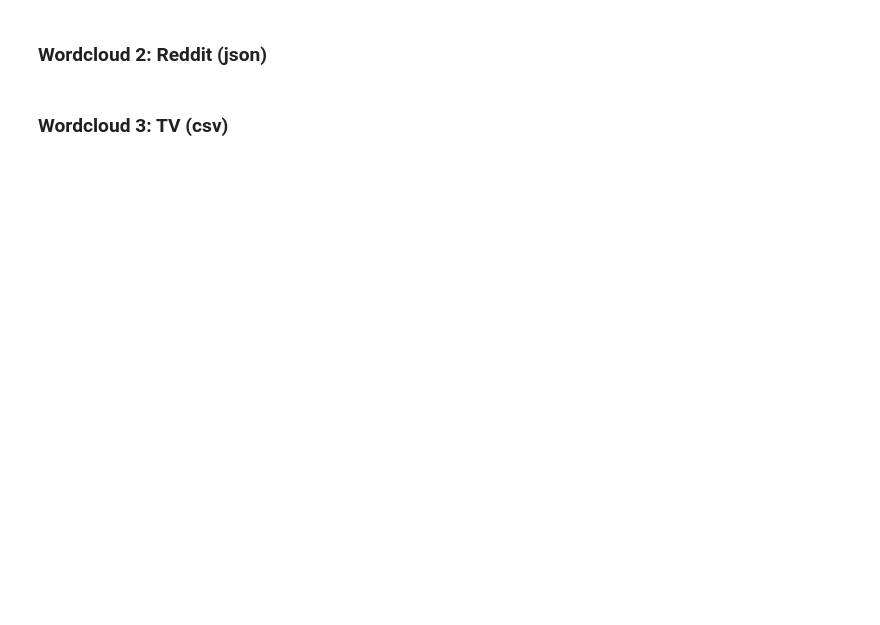
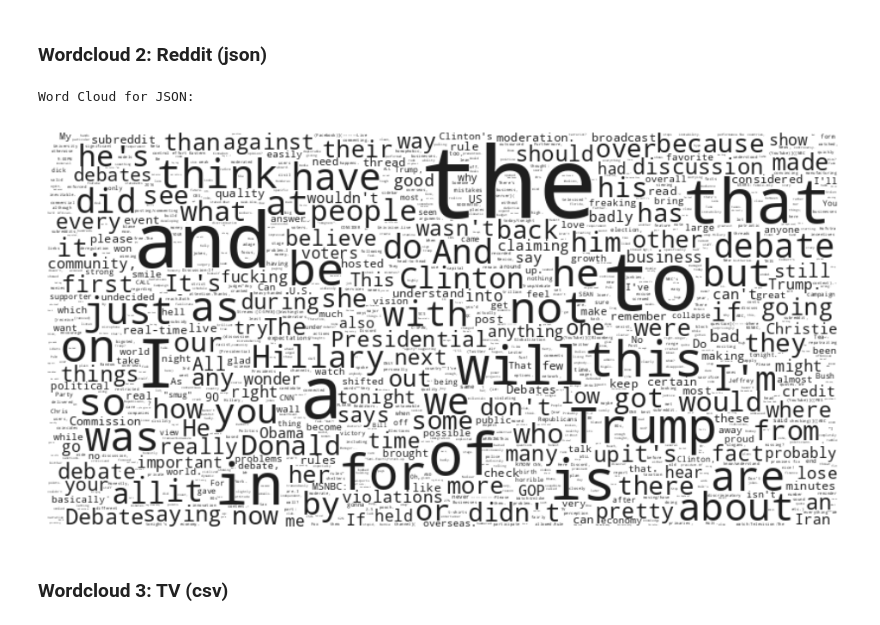
Before and after one commit to janabi725/Natural-Language-Processing-, a Jupyter notebook: ex01.ipynb, the cells around one changed output. Saved outputs shown, nothing was run; the diff lists cells and outputs as text; code cells hidden in the pictures; blank space fills up the shorter version.

```diff
--- a/ex01.ipynb
+++ b/ex01.ipynb
@@ -278,4 +409,9 @@ Lorem ipsum:
 # %% [markdown]
 ### Wordcloud 2: Reddit (json)
+# %%
+create_word_cloud(word_count_json, "Word Cloud for JSON")
+# %% [output]
+Word Cloud for JSON:
+[figure, added]
 # %% [markdown]
 ### Wordcloud 3: TV (csv)
```
Also changed, not shown: parts of 18 cells of this notebook, 1 other file.
